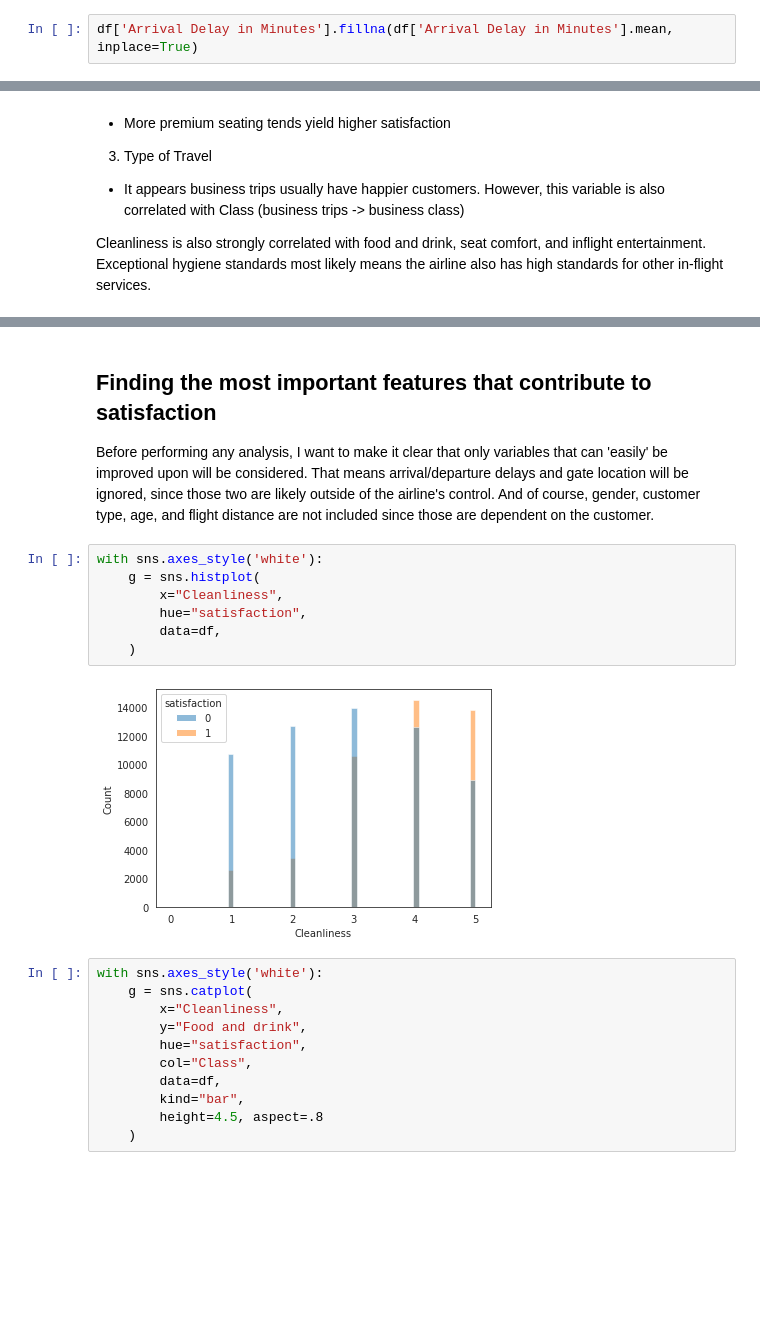
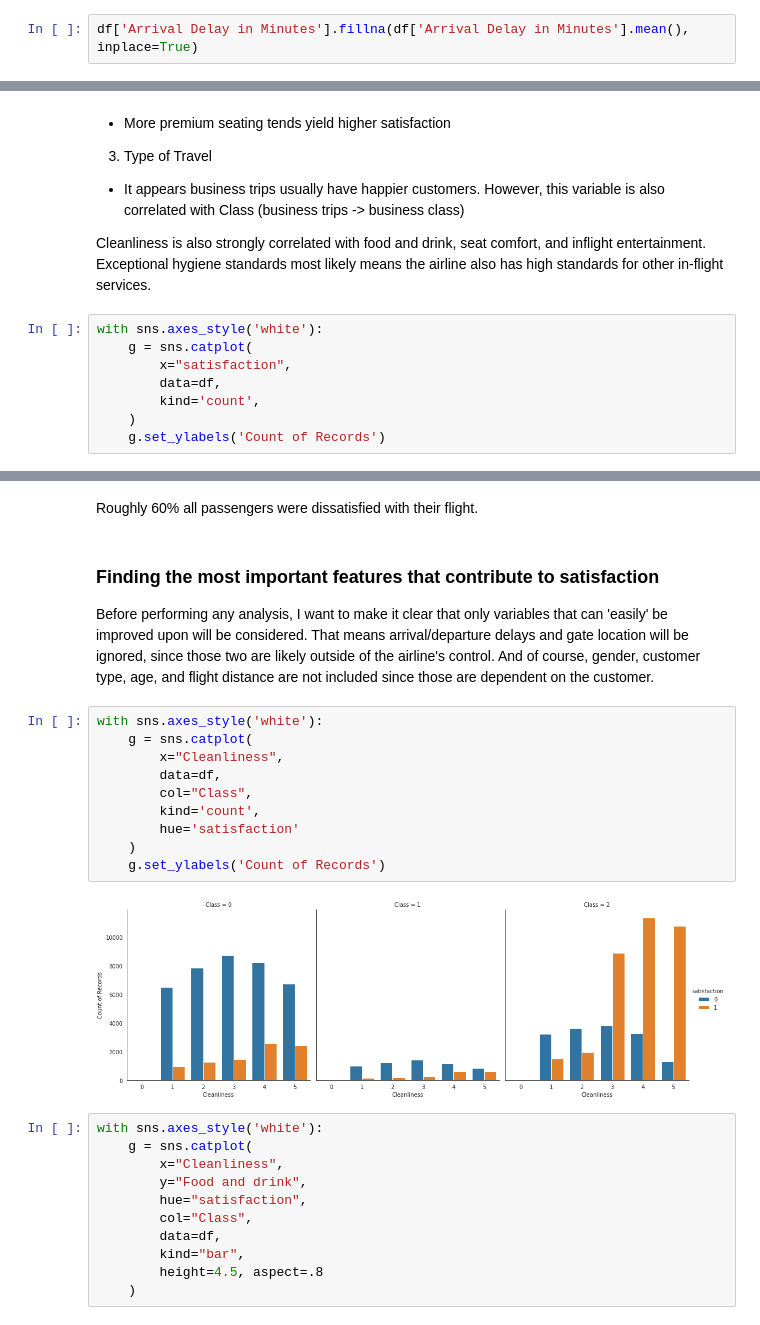
Before and after one commit to willis-tan/airline_customer_satisfaction, a Jupyter notebook: customer_satisfaction.ipynb, the cells around one changed output, grey strips where cells are left out. Cells and saved outputs as stored; diff of their text form; blank space fills up the shorter version.

```diff
--- a/customer_satisfaction.ipynb
+++ b/customer_satisfaction.ipynb
@@ -83,7 +74,7 @@ np.nanpercentile(df['Arrival Delay in Minutes'].values, 95)
 # %% [markdown]
 95% of the flights arrived late by at most 79 minutes. Based on the 95th percentile and the maximum delay, it is very rare to have a flight delayed by more than an hour. Half of the flights also arrived on time, so we will just fill in the missing arrival delays with the mean.
 # %%
-df['Arrival Delay in Minutes'].fillna(df['Arrival Delay in Minutes'].mean, inplace=True)
+df['Arrival Delay in Minutes'].fillna(df['Arrival Delay in Minutes'].mean(), inplace=True)
 # %%
 nominals = ['Gender', 'Customer Type', 'Type of Travel', 'Class', 'satisfaction']
 
@@ -166,3 +149,11 @@ The top 3 variables that are most correlated with satisfaction are:
  * It appears business trips usually have happier customers. However, this variable is also correlated with Class (business trips -> business class)
 
 Cleanliness is also strongly correlated with food and drink, seat comfort, and inflight entertainment. Exceptional hygiene standards most likely means the airline also has high standards for other in-flight services.
+# %%
+with sns.axes_style('white'):
+    g = sns.catplot(
+        x="satisfaction",
+        data=df,
+        kind='count',
+    )
+    g.set_ylabels('Count of Records')
@@ -169,15 +162,20 @@ Cleanliness is also strongly correlated with food and drink, seat comfort, and i
+# %% [markdown]
+Roughly 60% all passengers were dissatisfied with their flight.
 # %% [markdown]
-## Finding the most important features that contribute to satisfaction
+### Finding the most important features that contribute to satisfaction
 Before performing any analysis, I want to make it clear that only variables that can 'easily' be improved upon will be considered. That means arrival/departure delays and gate location will be ignored, since those two are likely outside of the airline's control. And of course, gender, customer type, age, and flight distance are not included since those are dependent on the customer.
 # %%
 with sns.axes_style('white'):
-    g = sns.histplot(
+    g = sns.catplot(
         x="Cleanliness",
-        hue="satisfaction",
         data=df,
+        col="Class",
+        kind='count',
+        hue='satisfaction'
     )
+    g.set_ylabels('Count of Records')
 # %% [output]
-[figure, old version]
+[figure, new version]
 # %%
 with sns.axes_style('white'):
     g = sns.catplot(
```
Also changed, not shown: parts of 12 cells of this notebook.
